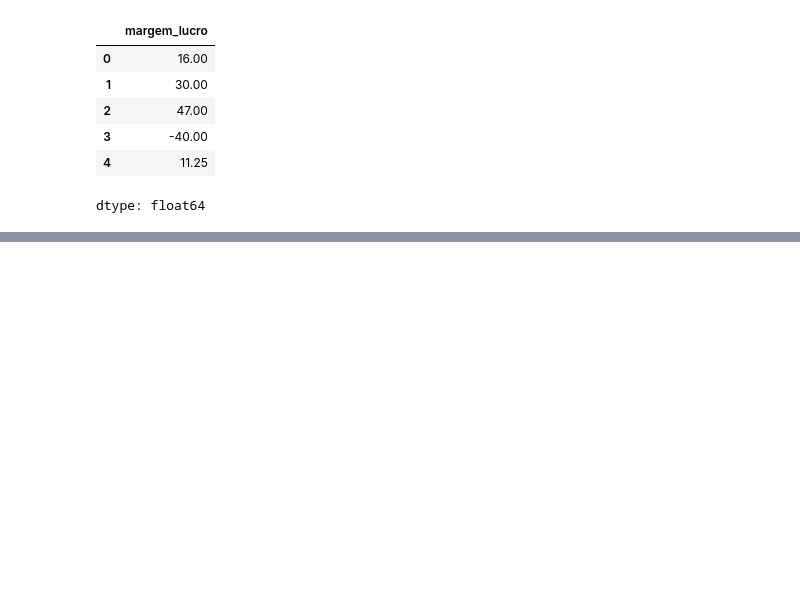
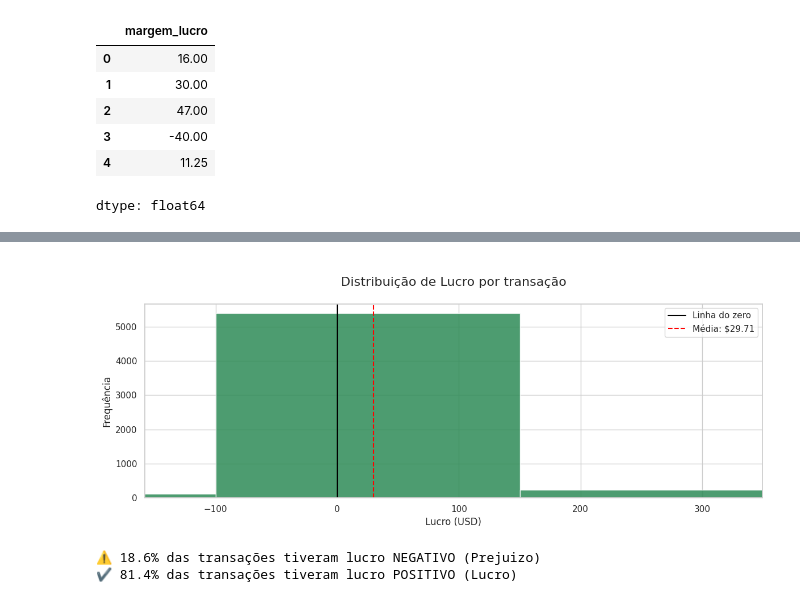
Before and after one commit to MontenegroRafael/Analise-de-Dados, a Jupyter notebook: Desafio Extra.ipynb, the cells around one changed output, grey strips where cells are left out. Cells and saved outputs as stored; diff of their text form; code cells hidden in the pictures; blank space fills up the shorter version.

```diff
--- a/Desafio Extra.ipynb
+++ b/Desafio Extra.ipynb
@@ -243,0 +331,29 @@ df['regiao'] = df['regiao'].map({
+# %%
+# Distribuição de Lucro
+
+p02_lucro = df['lucro'].quantile(0.02)
+p98_lucro = df['lucro'].quantile(0.98)
+media_lucro = df['lucro'].mean()
+
+fig, ax = plt.subplots(figsize=(12,5))
+
+ax.hist(df['lucro'], bins=60, color='seagreen', edgecolor='white', alpha=0.85)
+ax.axvline(0, color='black', linestyle='-', linewidth=1.5, label='Linha do zero')
+ax.axvline(media_lucro, color='red', linestyle='--', linewidth=1.5, label=f'Média: ${media_lucro:.2f}')
+
+ax.set_xlim(p02_lucro, p98_lucro)
+ax.set_title('\n Distribuição de Lucro por transação \n', fontsize=16)
+ax.set_xlabel('Lucro (USD)')
+ax.set_ylabel('Frequência')
+ax.legend()
+
+plt.tight_layout()
+plt.show()
+
+pct_prejuizo = (df['lucro'] < 0).mean() * 100
+print(f'⚠️ {pct_prejuizo:.1f}% das transações tiveram lucro NEGATIVO (Prejuizo)')
+print(f'✔️ {100 - pct_prejuizo:.1f}% das transações tiveram lucro POSITIVO (Lucro)')
+# %% [output]
+[figure, added]
+⚠️ 18.6% das transações tiveram lucro NEGATIVO (Prejuizo)
+✔️ 81.4% das transações tiveram lucro POSITIVO (Lucro)
```
Also changed, not shown: parts of 12 cells of this notebook.
